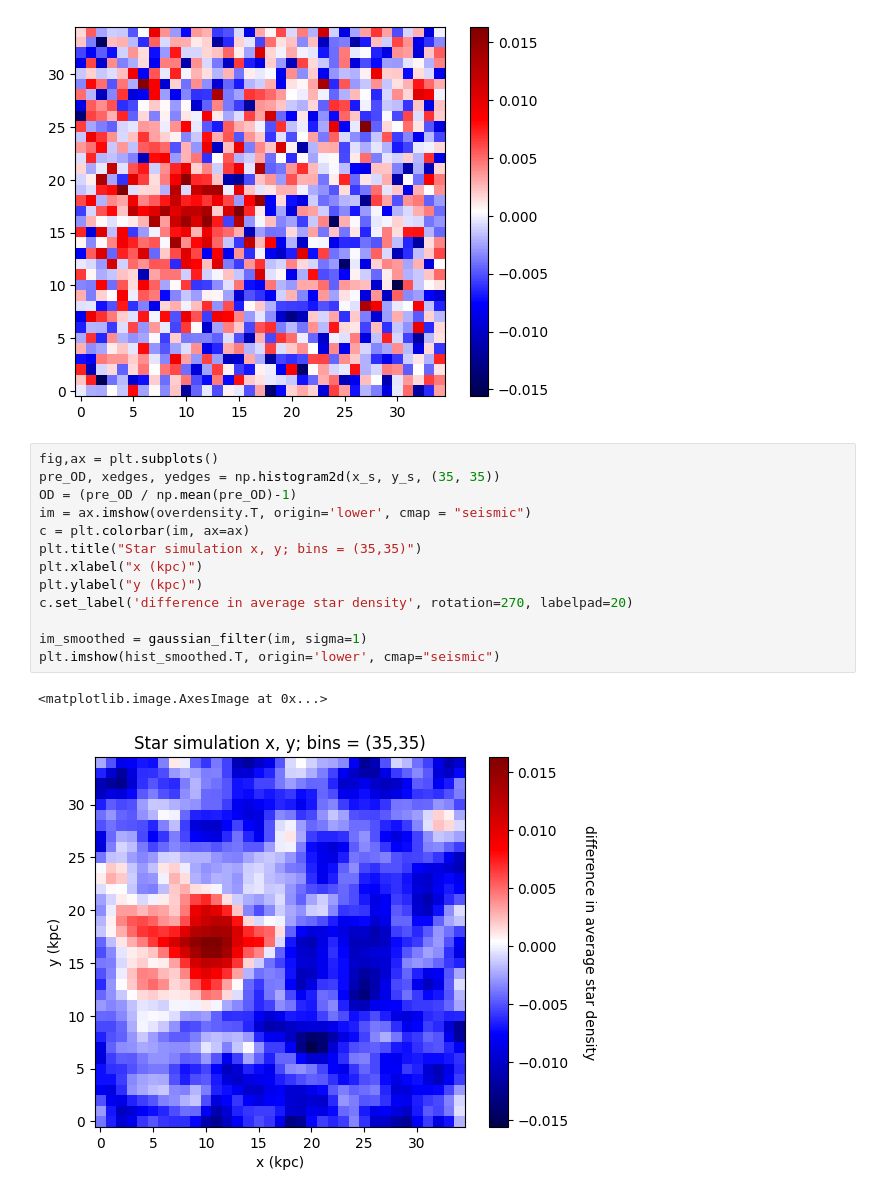
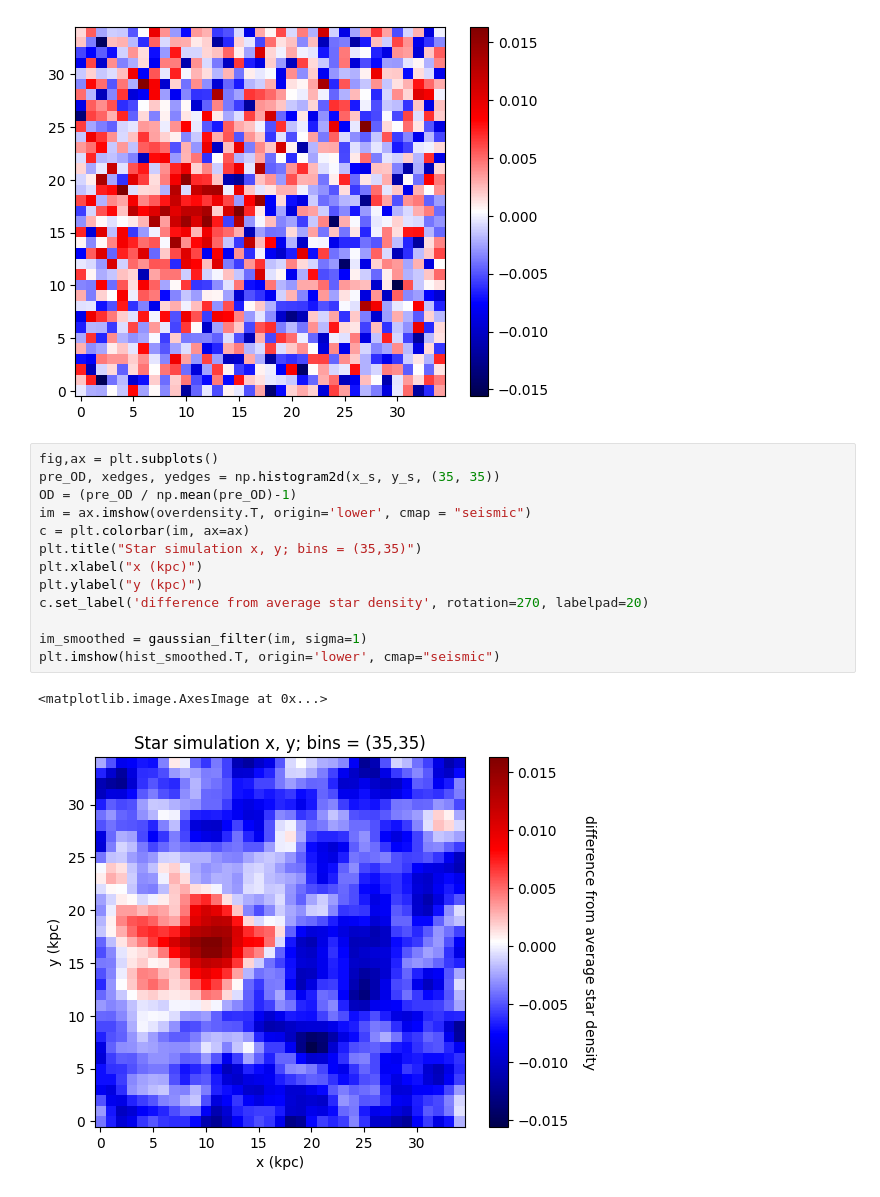
Before and after one commit to TheArchAstronomer/My_thesis, a Jupyter notebook: CDM_sim_viz.ipynb, the cells around one changed output. Cells and saved outputs as stored; diff of their text form.

```diff
--- a/CDM_sim_viz.ipynb
+++ b/CDM_sim_viz.ipynb
@@ -78,16 +78,16 @@ fig.colorbar(im, ax=ax)
 # %%
 fig,ax = plt.subplots()
 pre_OD, xedges, yedges = np.histogram2d(x_s, y_s, (35, 35))
 OD = (pre_OD / np.mean(pre_OD)-1)
 im = ax.imshow(overdensity.T, origin='lower', cmap = "seismic")
 c = plt.colorbar(im, ax=ax)
 plt.title("Star simulation x, y; bins = (35,35)")
 plt.xlabel("x (kpc)")
 plt.ylabel("y (kpc)")
-c.set_label('difference in average star density', rotation=270, labelpad=20)
+c.set_label('difference from average star density', rotation=270, labelpad=20)
 
 im_smoothed = gaussian_filter(im, sigma=1)
 plt.imshow(hist_smoothed.T, origin='lower', cmap="seismic")
 # %% [output]
 <matplotlib.image.AxesImage at 0x...>
-[figure, old version]
+[figure, new version]
```
Also changed, not shown: parts of 1 cell of this notebook.
